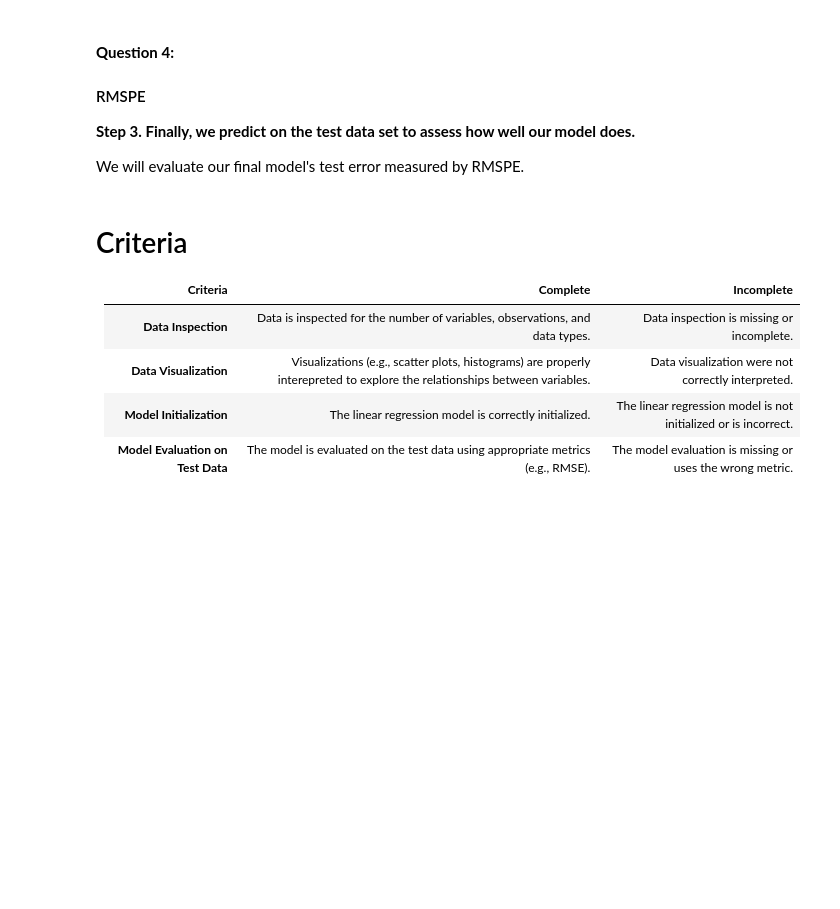
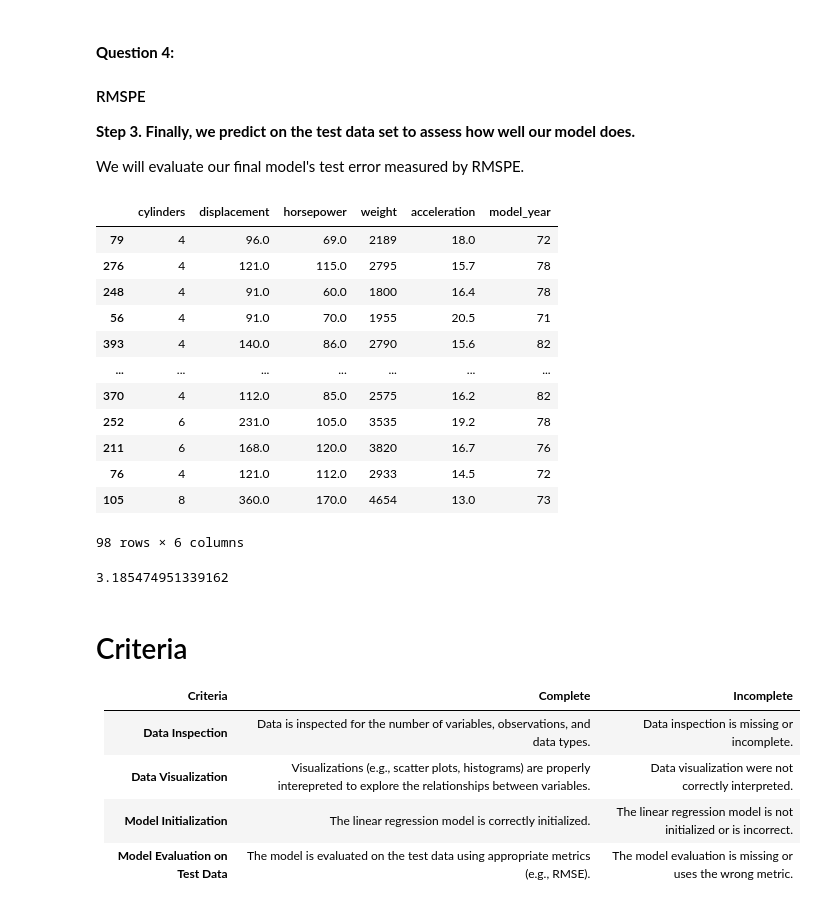
Before and after one commit to ayaAllan/LCR, a Jupyter notebook: 02_activities/assignments/assignment_2.ipynb, the cells around one changed output. Saved outputs shown, nothing was run; the diff lists cells and outputs as text; code cells hidden in the pictures; blank space fills up the shorter version.

```diff
--- a/02_activities/assignments/assignment_2.ipynb
+++ b/02_activities/assignments/assignment_2.ipynb
@@ -182,8 +228,34 @@ print(coefficients_df)
 **Step 3. Finally, we predict on the test data set to assess how well our model does.**
 
 We will evaluate our final model's test error measured by RMSPE.
+# %%
+x_test = mpg_test.select_dtypes(include=['float64', 'int']).drop(columns='mpg')
+x_test
+# %% [output]
+|  | cylinders | displacement | horsepower | weight | acceleration | model_year |
+| 79 | 4 | 96.0 | 69.0 | 2189 | 18.0 | 72 |
+| 276 | 4 | 121.0 | 115.0 | 2795 | 15.7 | 78 |
+| 248 | 4 | 91.0 | 60.0 | 1800 | 16.4 | 78 |
+| 56 | 4 | 91.0 | 70.0 | 1955 | 20.5 | 71 |
+| 393 | 4 | 140.0 | 86.0 | 2790 | 15.6 | 82 |
+| ... | ... | ... | ... | ... | ... | ... |
+| 370 | 4 | 112.0 | 85.0 | 2575 | 16.2 | 82 |
+| 252 | 6 | 231.0 | 105.0 | 3535 | 19.2 | 78 |
+| 211 | 6 | 168.0 | 120.0 | 3820 | 16.7 | 76 |
+| 76 | 4 | 121.0 | 112.0 | 2933 | 14.5 | 72 |
+| 105 | 8 | 360.0 | 170.0 | 4654 | 13.0 | 73 |
+98 rows × 6 columns
 # %%
 # Your code here ...
+mpg_test["predict"] = mlm.predict(x_test)
+
+mlm_rmspe = mean_squared_error(
+    y_true = mpg_test['mpg'],
+    y_pred = mpg_test['predict']
+)**(1/2)
+mlm_rmspe
+# %% [output]
+3.185474951339162
 # %% [markdown]
 # Criteria
 
```
Also changed, not shown: parts of 7 cells of this notebook.
